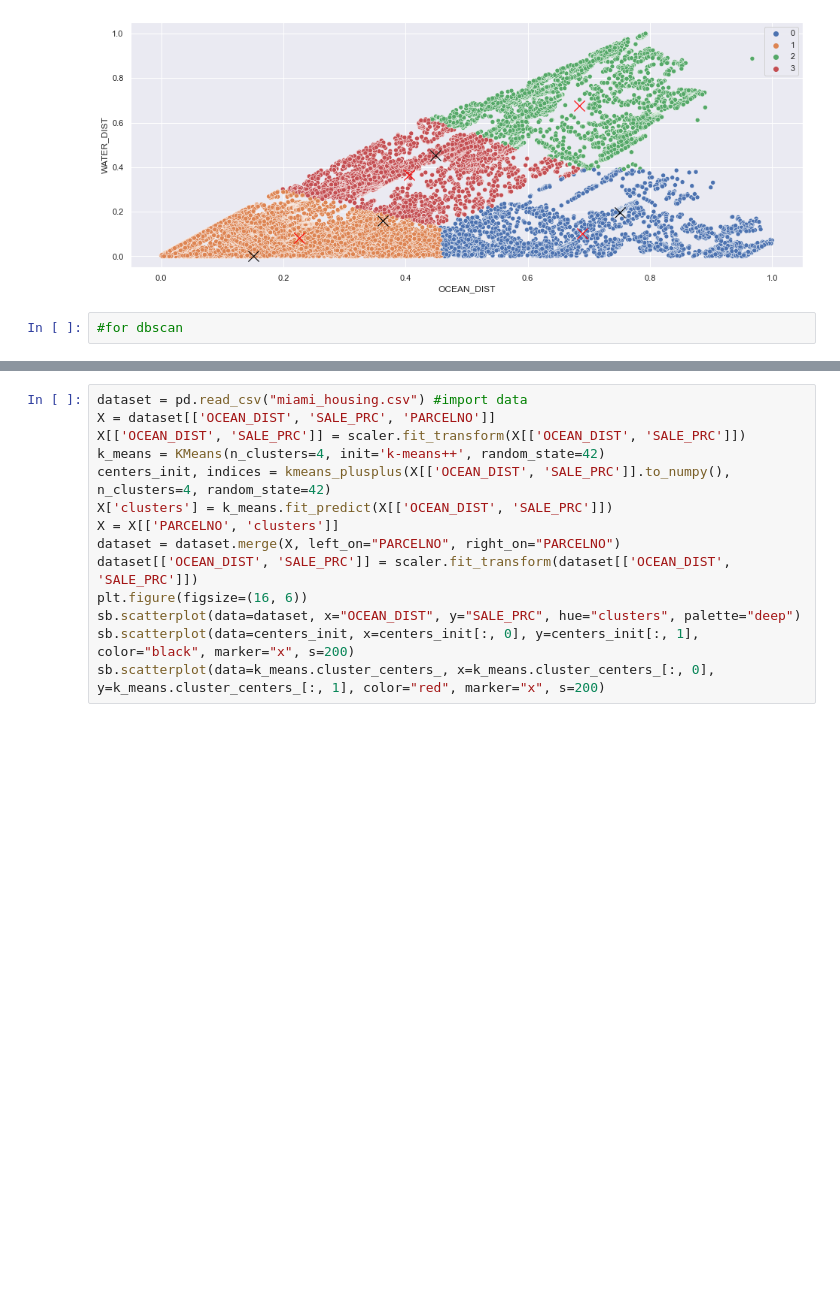
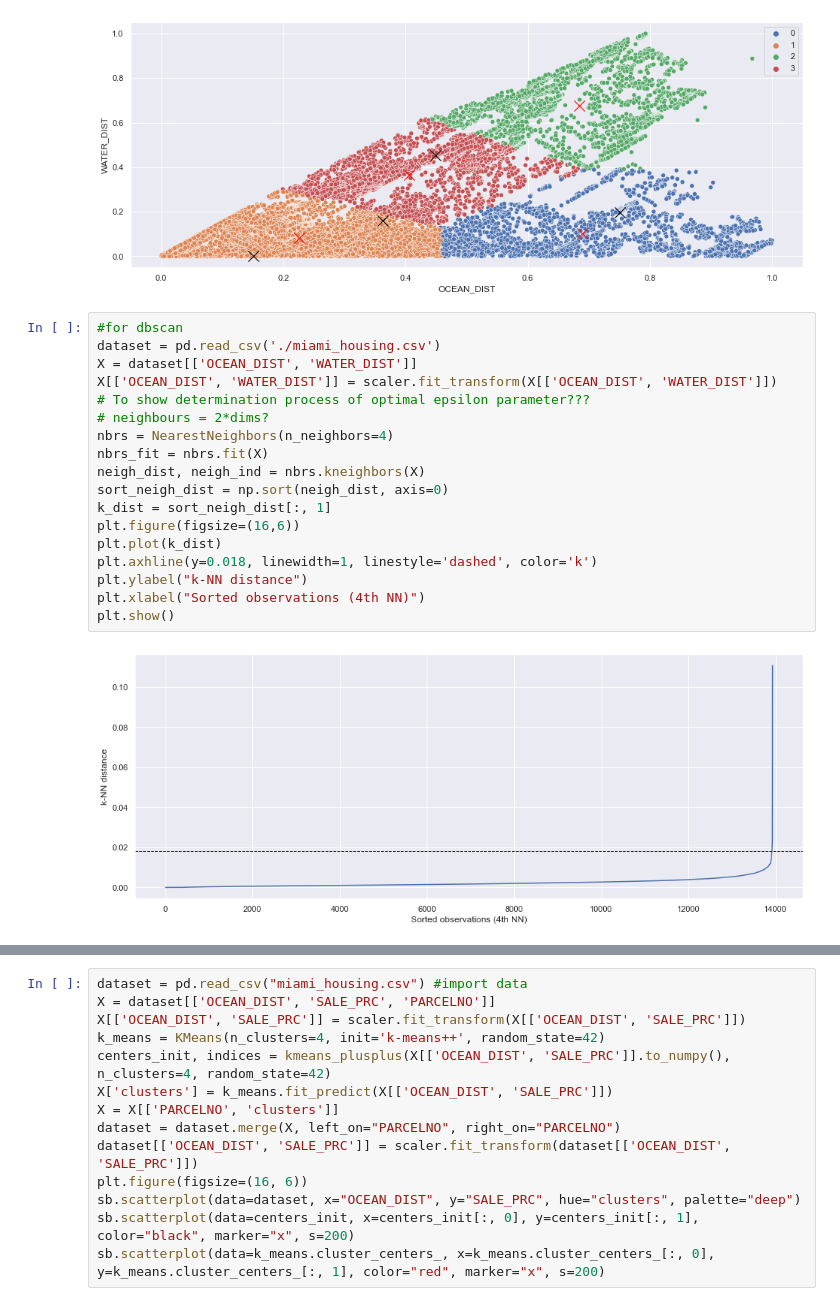
Before and after one commit to S-Samiksha/ClusteringAnalysis, a Jupyter notebook: Kmeans and Kmeans++.ipynb, the cells around one changed output, grey strips where cells are left out. Saved outputs shown, nothing was run; the diff lists cells and outputs as text; blank space fills up the shorter version.

Commit message:
Added dbscan, to confirm parameters

```diff
--- a/Kmeans and Kmeans++.ipynb
+++ b/Kmeans and Kmeans++.ipynb
@@ -244,5 +246,23 @@ sb.scatterplot(data=k_means.cluster_centers_, x=k_means.cluster_centers_[:, 0],
 # %% [output]
 <AxesSubplot:xlabel='OCEAN_DIST', ylabel='WATER_DIST'>
 [figure]
-# %%
-#for dbscan
+# %%
+#for dbscan
+dataset = pd.read_csv('./miami_housing.csv')
+X = dataset[['OCEAN_DIST', 'WATER_DIST']]
+X[['OCEAN_DIST', 'WATER_DIST']] = scaler.fit_transform(X[['OCEAN_DIST', 'WATER_DIST']])
+# To show determination process of optimal epsilon parameter???
+# neighbours = 2*dims?
+nbrs = NearestNeighbors(n_neighbors=4)
+nbrs_fit = nbrs.fit(X)
+neigh_dist, neigh_ind = nbrs.kneighbors(X)
+sort_neigh_dist = np.sort(neigh_dist, axis=0)
+k_dist = sort_neigh_dist[:, 1]
+plt.figure(figsize=(16,6))
+plt.plot(k_dist)
+plt.axhline(y=0.018, linewidth=1, linestyle='dashed', color='k')
+plt.ylabel("k-NN distance")
+plt.xlabel("Sorted observations (4th NN)")
+plt.show()
+# %% [output]
+[figure, added]
```
Also changed, not shown: parts of 9 cells of this notebook.
